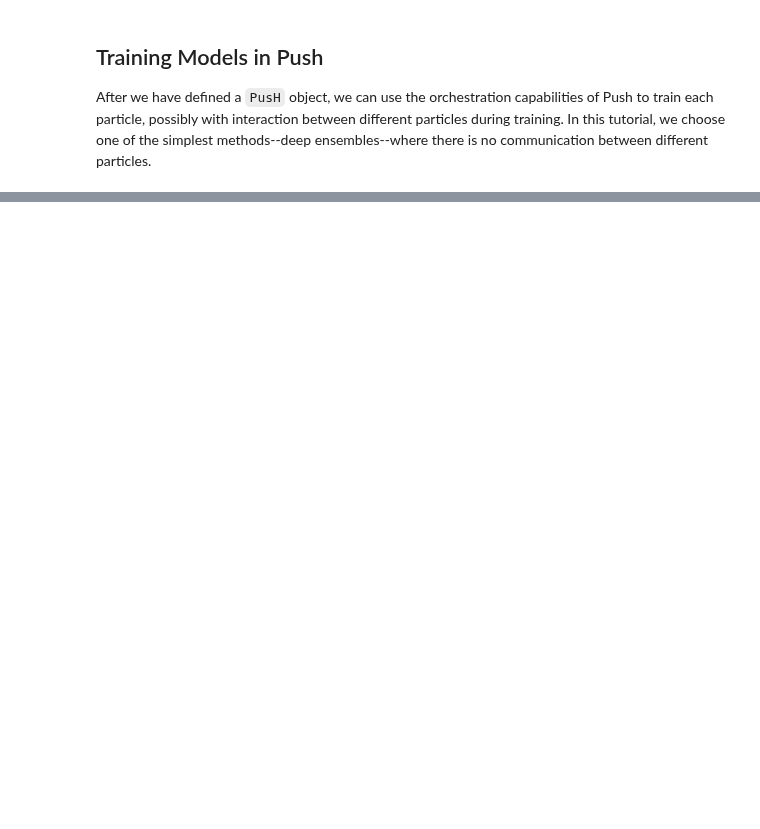
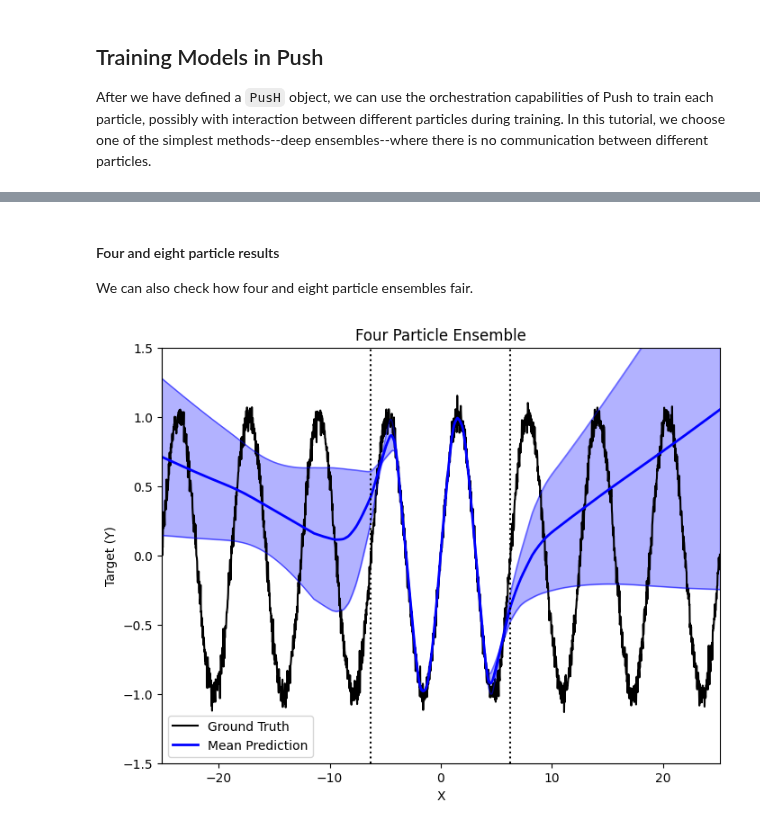
Before and after one commit to lbai-lab/push, a Jupyter notebook: docs/source/tutorials/01_Bayesian_Deep_Learning/bayesian_deep_learning.ipynb, the cells around one changed output, grey strips where cells are left out. Saved outputs shown, nothing was run; the diff lists cells and outputs as text; code cells hidden in the pictures; blank space fills up the shorter version.

```diff
--- a/docs/source/tutorials/01_Bayesian_Deep_Learning/bayesian_deep_learning.ipynb
+++ b/docs/source/tutorials/01_Bayesian_Deep_Learning/bayesian_deep_learning.ipynb
@@ -386,0 +175,20 @@ Kevin Murphy
+# %%
+# Four particles
+print('Training four particles ...')
+four_particle_ensemble = push.bayes.ensemble.train_deep_ensemble(
+        dataloader,
+        torch.nn.MSELoss(),
+        epochs,
+        BiggerNN, *args,
+        num_ensembles=4
+    )
+
+# Eight particles
+print('Training eight particles ...')
+eight_particle_ensemble = push.bayes.ensemble.train_deep_ensemble(
+        dataloader,
+        torch.nn.MSELoss(),
+        epochs,
+        BiggerNN, *args,
+        num_ensembles=8
+    )
@@ -386,0 +263,8 @@ Kevin Murphy
+# %% [markdown]
+#### Four and eight particle results
+
+We can also check how four and eight particle ensembles fair.
+# %%
+plot_results(oos_dataset, four_particle_outputs, 'Four Particle Ensemble')
+# %% [output]
+[figure, added]
```
Also changed, not shown: parts of 56 cells of this notebook.
